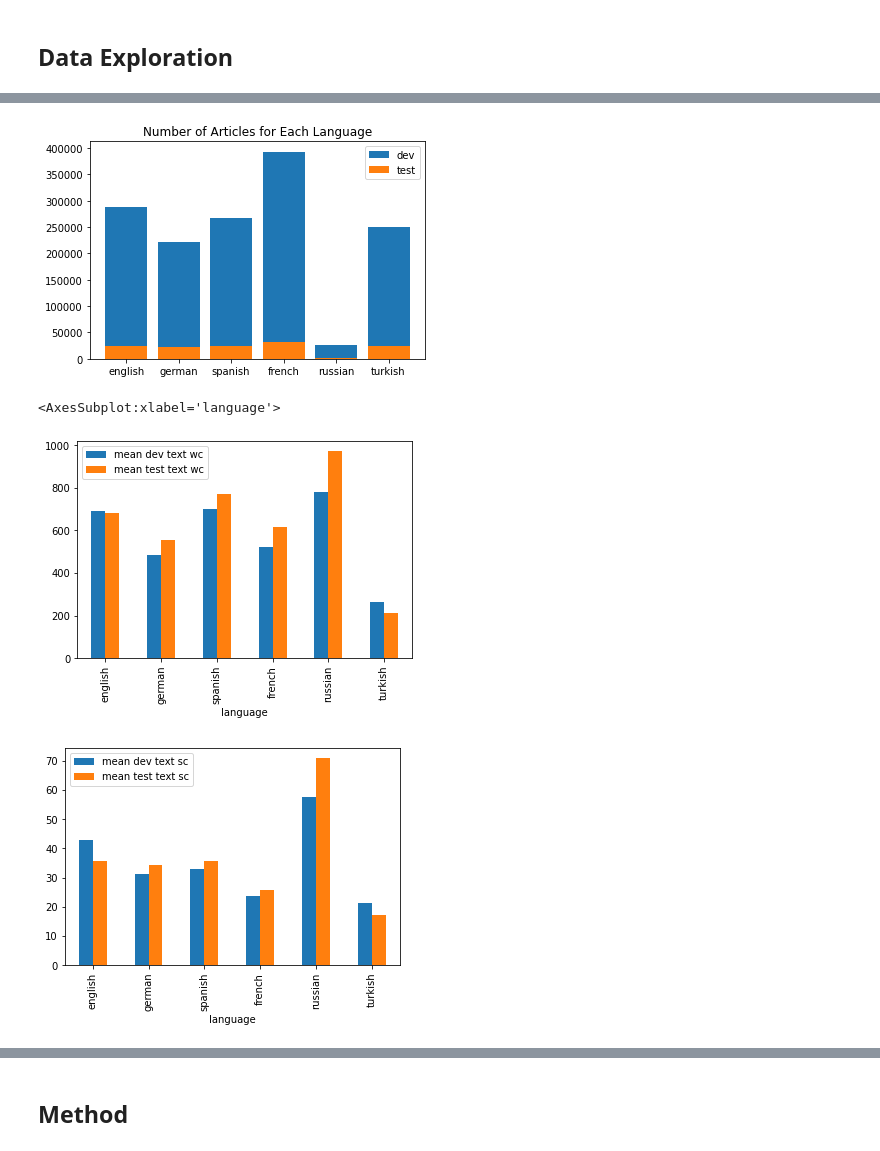
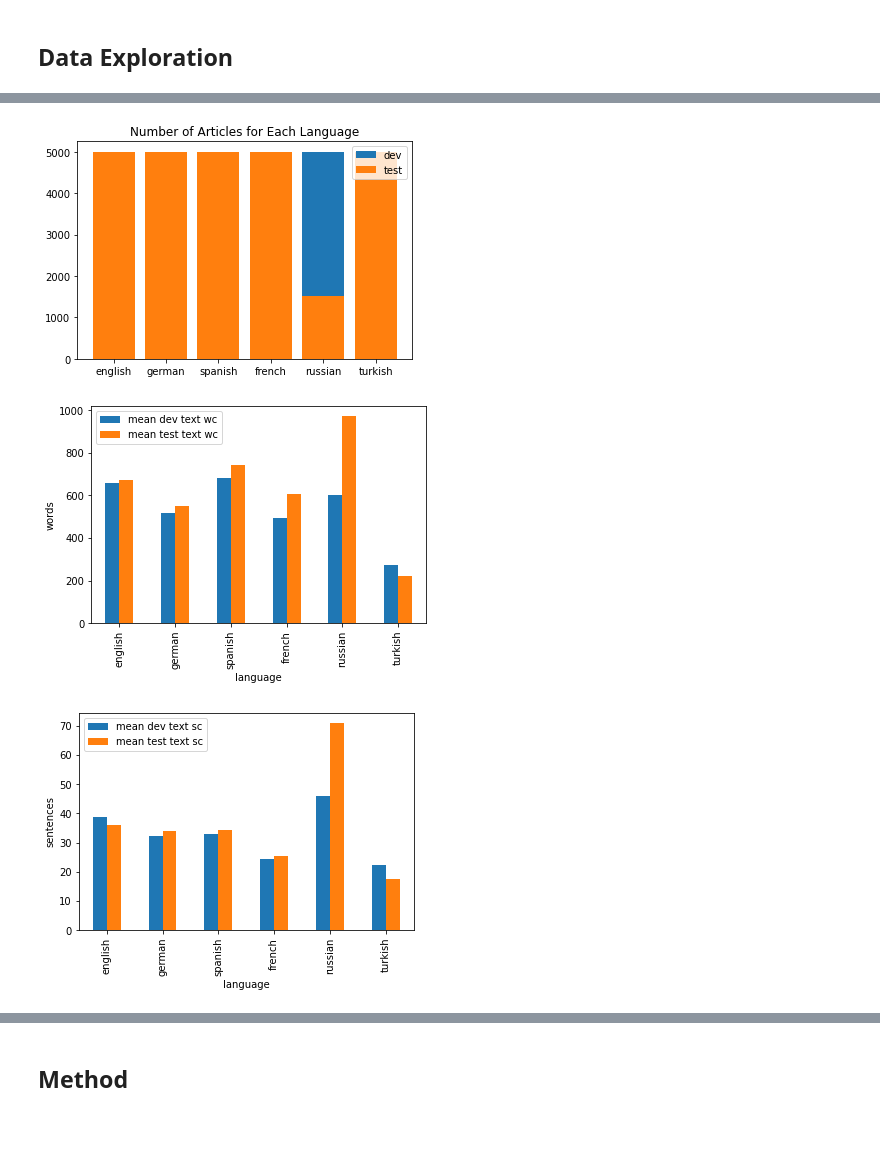
Before and after one commit to ke-noel/comp550-final-project, a Jupyter notebook: main.ipynb, the cells around one changed output, grey strips where cells are left out. Drawn from its saved outputs; the diff is of its cells as text; code cells hidden in the pictures.

```diff
--- a/main.ipynb
+++ b/main.ipynb
@@ -64,13 +64,18 @@ def print_stats(language, dev, test):
     Get the average summary and article lengths, and the average ratio.
     Also collect dataset sizes.
     '''
+    SAMPLES = 5000
 
     summary_wcs_dev = []
     article_wcs_dev = []
     summary_scs_dev = []
     article_scs_dev = []
     summary_article_wc_ratios_dev = []
+    count = 0
     for e in dev:
+        if count >= SAMPLES:
+            break
+        count += 1
         try:
             article_wcs_dev.append(len(e['text'].split()))
             summary_wcs_dev.append(len(e['summary'].split()))
@@ -94,7 +99,11 @@ def print_stats(language, dev, test):
     summary_scs_test = []
     article_scs_test = []
     summary_article_wc_ratios_test = []
+    count = 0
     for e in test:
+        if count >= SAMPLES:
+            break
+        count += 1
         try:
             article_wcs_test.append(len(e['text'].split()))
             summary_wcs_test.append(len(e['summary'].split()))
@@ -146,28 +155,41 @@ Test set - num entries: 24340, avg summary wc: 25.83, avg article wc: 211.05, av
 # %%
 import matplotlib.pyplot as plt
 import pandas as pd
 
 columns = ['language', 'number of dev articles', 'mean dev summary wc', 'mean dev text wc', 'mean dev text wc : summary wc', 'mean dev summary sc', 'mean dev text sc',
            'number of test articles', 'mean test summary wc', 'mean test text wc', 'mean test text wc : summary wc', 'mean test summary sc', 'mean test text sc']
 df = pd.DataFrame(stats, columns=columns)
 
 # Plot the relative sizes
 len_dev = df['number of dev articles'].tolist()
 len_test = df['number of test articles'].tolist()
 plt.figure()
 plt.title('Number of Articles for Each Language')
 plt.bar(languages, len_dev, label='dev')
 plt.bar(languages, len_test, label='test')
 plt.legend(loc='upper right')
 plt.show()
 
-df.plot(x='language', y=['mean dev text wc', 'mean test text wc'], kind='bar')
-df.plot(x='language', y=['mean dev text sc', 'mean test text sc'], kind='bar')
-df.plot(x='language', y=['mean dev summary wc', 'mean test summary wc'], kind='bar')
-df.plot(x='language', y=['mean dev summary sc', 'mean test summary sc'], kind='bar')
-df.plot(x='language', y=['mean dev text wc : summary wc', 'mean test text wc : summary wc'], kind='bar')
+ax = df.plot(x='language', y=['mean dev text wc', 'mean test text wc'], kind='bar')
+ax.set_ylabel('words')
+plt.show()
+
+ax = df.plot(x='language', y=['mean dev text sc', 'mean test text sc'], kind='bar')
+ax.set_ylabel('sentences')
+plt.show()
+
+ax = df.plot(x='language', y=['mean dev summary wc', 'mean test summary wc'], kind='bar')
+ax.set_ylabel('words')
+plt.show()
+
+ax = df.plot(x='language', y=['mean dev summary sc', 'mean test summary sc'], kind='bar')
+ax.set_ylabel('sentences')
+plt.show()
+
+ax = df.plot(x='language', y=['mean dev text wc : summary wc', 'mean test text wc : summary wc'], kind='bar')
+ax.set_ylabel('text words : summary words')
+plt.show()
 # %% [output]
-[figure, old version]
+[figure, new version]
-<AxesSubplot:xlabel='language'>
-[figure, old version]
+[figure, new version]
-[figure, old version]
+[figure, new version]
```
Also changed, not shown: parts of 8 cells of this notebook.
